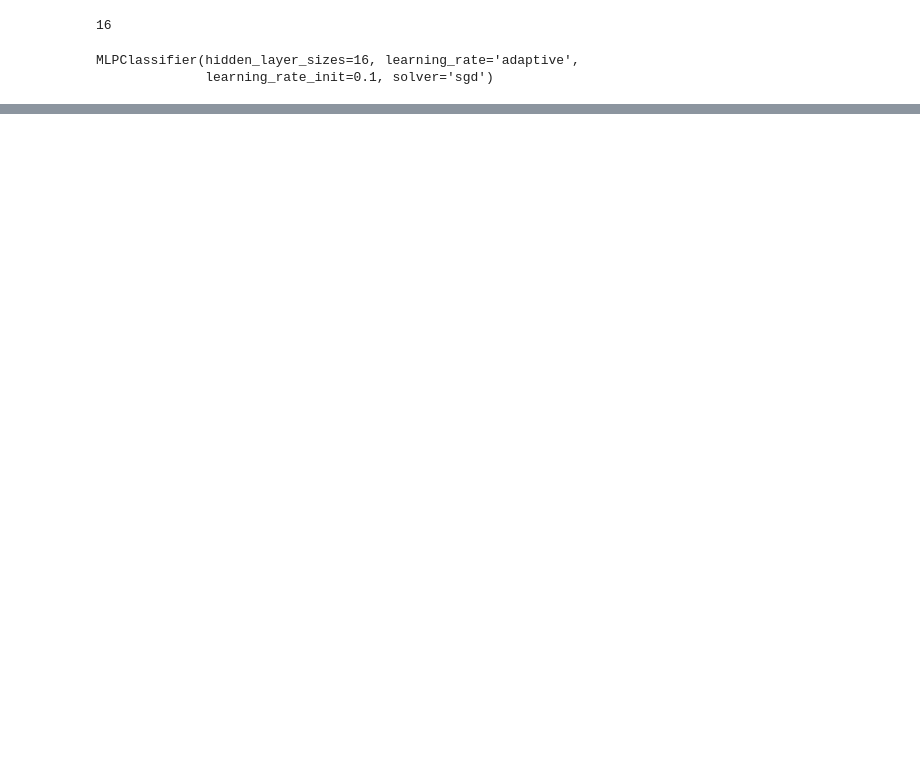
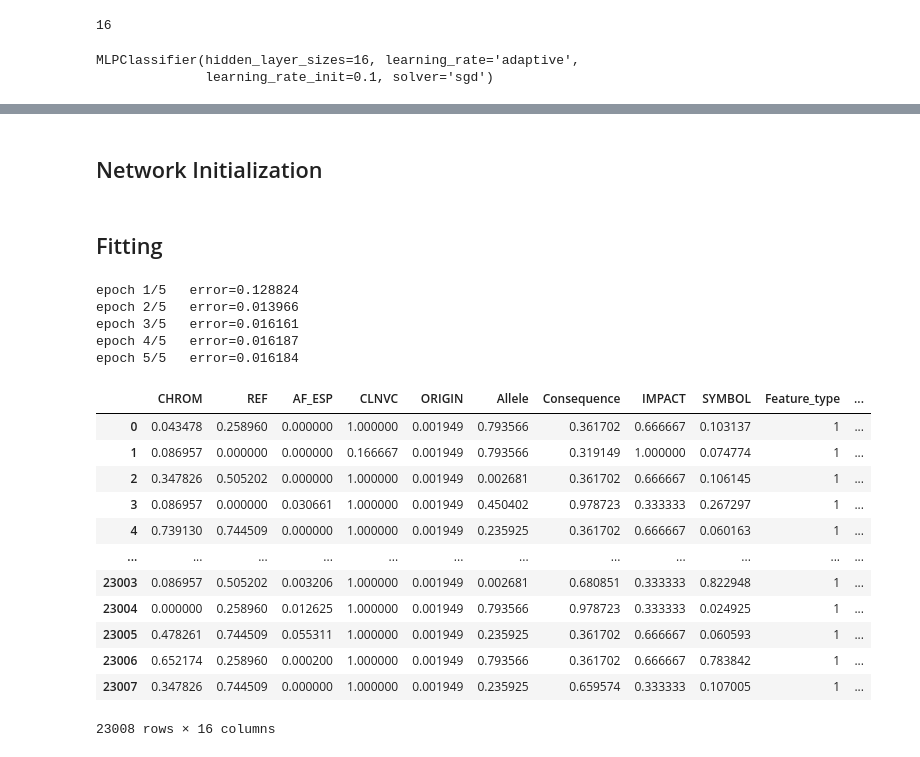
Before and after one commit to mimuruth-msft/Genetic_Sequence_Analysis_Using_DNN, a Jupyter notebook: Genetic_Sequence_Analysis_Using_DNN.ipynb, the cells around one changed output, grey strips where cells are left out. Drawn from its saved outputs; the diff is of its cells as text; code cells hidden in the pictures; blank space fills up the shorter version.

```diff
--- a/Genetic_Sequence_Analysis_Using_DNN.ipynb
+++ b/Genetic_Sequence_Analysis_Using_DNN.ipynb
@@ -520,0 +639,2 @@ def train_evaluate(self):
+# %% [markdown]
+## Network Initialization
@@ -520,0 +649,46 @@ def train_evaluate(self):
+# %% [markdown]
+## Fitting
+# %%
+X_train = dataFile.loc[train_index, feature_columns]
+y_train = dataFile.loc[train_index, 'CLASS']
+
+X_test = dataFile.loc[test_index, feature_columns]
+y_test = dataFile.loc[test_index, 'CLASS']
+(len(X_test), len(X_train))
+
+from imblearn.under_sampling import RandomUnderSampler
+rus = RandomUnderSampler()
+X_resampled_under, y_resampled_under =rus.fit_resample(X_train, y_train)
+X_train = X_resampled_under
+y_train = y_resampled_under
+
+
+aX_train = X_train.to_numpy()
+aX_train = aX_train.reshape(aX_train.shape[0], 1, 16)
+
+ay_train = y_train.to_numpy().reshape(y_train.shape[0],1)
+ay_train = ay_train.reshape(ay_train.shape[0], 1, 1)
+
+nnet.fit(aX_train, ay_train, epoch=5, lr=0.01)
+# %% [output]
+epoch 1/5   error=0.128824
+epoch 2/5   error=0.013966
+epoch 3/5   error=0.016161
+epoch 4/5   error=0.016187
+epoch 5/5   error=0.016184
+# %%
+X_train
+# %% [output]
+|  | CHROM | REF | AF_ESP | CLNVC | ORIGIN | Allele | Consequence | IMPACT | SYMBOL | Feature_type | ... |
+| 0 | 0.043478 | 0.258960 | 0.000000 | 1.000000 | 0.001949 | 0.793566 | 0.361702 | 0.666667 | 0.103137 | 1 | ... |
+| 1 | 0.086957 | 0.000000 | 0.000000 | 0.166667 | 0.001949 | 0.793566 | 0.319149 | 1.000000 | 0.074774 | 1 | ... |
+| 2 | 0.347826 | 0.505202 | 0.000000 | 1.000000 | 0.001949 | 0.002681 | 0.361702 | 0.666667 | 0.106145 | 1 | ... |
+| 3 | 0.086957 | 0.000000 | 0.030661 | 1.000000 | 0.001949 | 0.450402 | 0.978723 | 0.333333 | 0.267297 | 1 | ... |
+| 4 | 0.739130 | 0.744509 | 0.000000 | 1.000000 | 0.001949 | 0.235925 | 0.361702 | 0.666667 | 0.060163 | 1 | ... |
+| ... | ... | ... | ... | ... | ... | ... | ... | ... | ... | ... | ... |
+| 23003 | 0.086957 | 0.505202 | 0.003206 | 1.000000 | 0.001949 | 0.002681 | 0.680851 | 0.333333 | 0.822948 | 1 | ... |
+| 23004 | 0.000000 | 0.258960 | 0.012625 | 1.000000 | 0.001949 | 0.793566 | 0.978723 | 0.333333 | 0.024925 | 1 | ... |
+| 23005 | 0.478261 | 0.744509 | 0.055311 | 1.000000 | 0.001949 | 0.235925 | 0.361702 | 0.666667 | 0.060593 | 1 | ... |
+| 23006 | 0.652174 | 0.258960 | 0.000200 | 1.000000 | 0.001949 | 0.793566 | 0.361702 | 0.666667 | 0.783842 | 1 | ... |
+| 23007 | 0.347826 | 0.744509 | 0.000000 | 1.000000 | 0.001949 | 0.235925 | 0.659574 | 0.333333 | 0.107005 | 1 | ... |
+23008 rows × 16 columns
```
Also changed, not shown: parts of 32 cells of this notebook.
